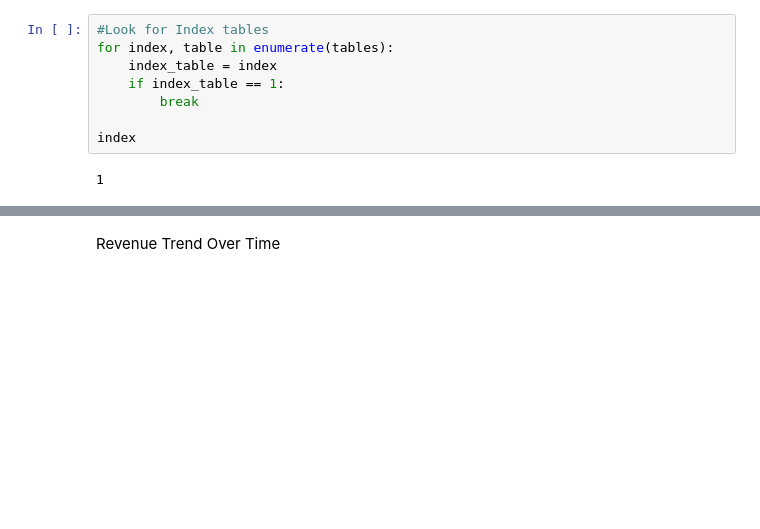
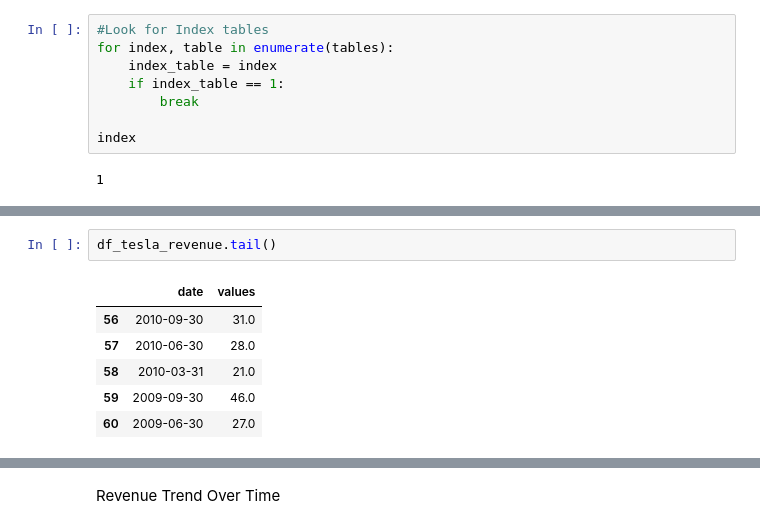
Before and after one commit to Ricenquimac/web-scraping-project-tutorial, a Jupyter notebook: src/explore.es.ipynb, the cells around one changed output, grey strips where cells are left out. Cells and saved outputs as stored; diff of their text form; blank space fills up the shorter version.

```diff
--- a/src/explore.es.ipynb
+++ b/src/explore.es.ipynb
@@ -106,3 +107,12 @@ df_tesla_revenue
+# %%
+df_tesla_revenue.tail()
+# %% [output]
+|  | date | values |
+| 56 | 2010-09-30 | 31.0 |
+| 57 | 2010-06-30 | 28.0 |
+| 58 | 2010-03-31 | 21.0 |
+| 59 | 2009-09-30 | 46.0 |
+| 60 | 2009-06-30 | 27.0 |
 # %%
 import sqlite3
 
```
Also changed, not shown: parts of 11 cells of this notebook, 7 other files.
